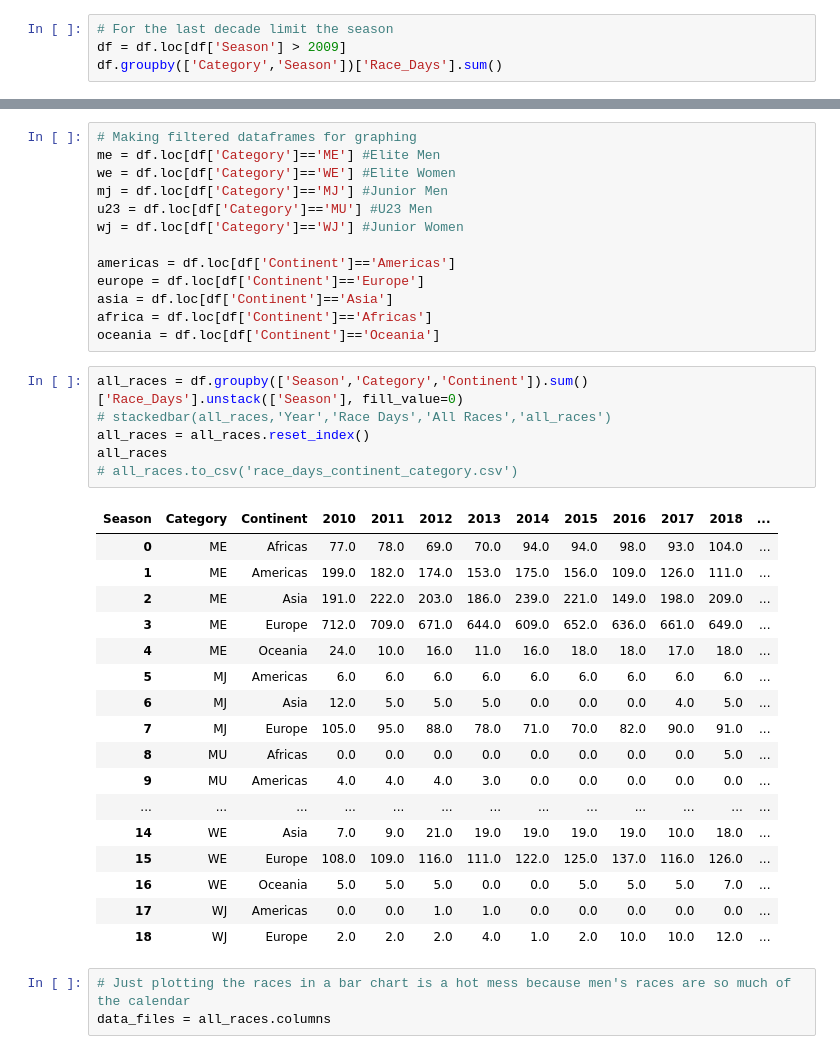
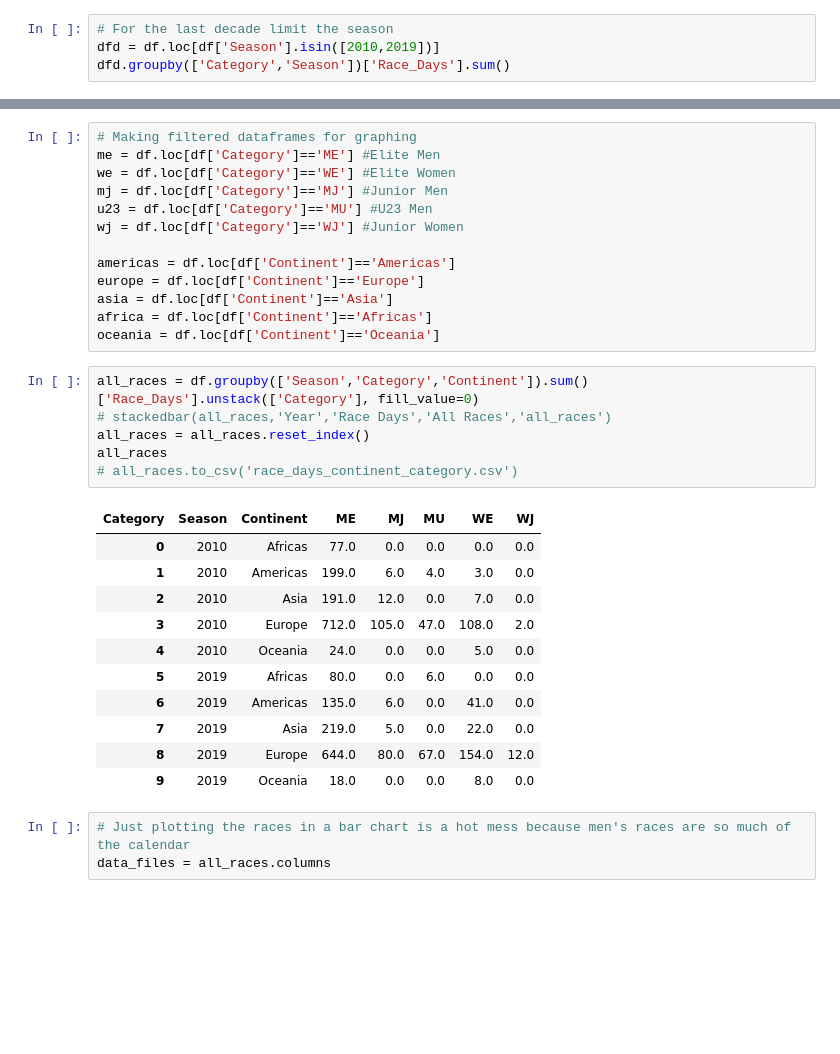
Before and after one commit to lweislo/cycling-project, a Jupyter notebook: UCI_Races_Analysis.ipynb, the cells around one changed output, grey strips where cells are left out. Drawn from its saved outputs; the diff is of its cells as text; blank space fills up the shorter version.

```diff
--- a/UCI_Races_Analysis.ipynb
+++ b/UCI_Races_Analysis.ipynb
@@ -23,7 +65,7 @@ df.head()
 # %%
 # For the last decade limit the season
-df = df.loc[df['Season'] > 2009]
-df.groupby(['Category','Season'])['Race_Days'].sum()
+dfd = df.loc[df['Season'].isin([2010,2019])]
+dfd.groupby(['Category','Season'])['Race_Days'].sum()
 # %% [output]
 Category  Season
 ME        2010      1203.0
@@ -77,29 +157,23 @@ asia = df.loc[df['Continent']=='Asia']
 africa = df.loc[df['Continent']=='Africas']
 oceania = df.loc[df['Continent']=='Oceania']
 # %%
-all_races = df.groupby(['Season','Category','Continent']).sum()['Race_Days'].unstack(['Season'], fill_value=0)
+all_races = df.groupby(['Season','Category','Continent']).sum()['Race_Days'].unstack(['Category'], fill_value=0)
 # stackedbar(all_races,'Year','Race Days','All Races','all_races')
 all_races = all_races.reset_index()
 all_races
 # all_races.to_csv('race_days_continent_category.csv')
 # %% [output]
-| Season | Category | Continent | 2010 | 2011 | 2012 | 2013 | 2014 | 2015 | 2016 | 2017 | 2018 | ... |
-| 0 | ME | Africas | 77.0 | 78.0 | 69.0 | 70.0 | 94.0 | 94.0 | 98.0 | 93.0 | 104.0 | ... |
-| 1 | ME | Americas | 199.0 | 182.0 | 174.0 | 153.0 | 175.0 | 156.0 | 109.0 | 126.0 | 111.0 | ... |
-| 2 | ME | Asia | 191.0 | 222.0 | 203.0 | 186.0 | 239.0 | 221.0 | 149.0 | 198.0 | 209.0 | ... |
-| 3 | ME | Europe | 712.0 | 709.0 | 671.0 | 644.0 | 609.0 | 652.0 | 636.0 | 661.0 | 649.0 | ... |
-| 4 | ME | Oceania | 24.0 | 10.0 | 16.0 | 11.0 | 16.0 | 18.0 | 18.0 | 17.0 | 18.0 | ... |
-| 5 | MJ | Americas | 6.0 | 6.0 | 6.0 | 6.0 | 6.0 | 6.0 | 6.0 | 6.0 | 6.0 | ... |
-| 6 | MJ | Asia | 12.0 | 5.0 | 5.0 | 5.0 | 0.0 | 0.0 | 0.0 | 4.0 | 5.0 | ... |
-| 7 | MJ | Europe | 105.0 | 95.0 | 88.0 | 78.0 | 71.0 | 70.0 | 82.0 | 90.0 | 91.0 | ... |
-| 8 | MU | Africas | 0.0 | 0.0 | 0.0 | 0.0 | 0.0 | 0.0 | 0.0 | 0.0 | 5.0 | ... |
-| 9 | MU | Americas | 4.0 | 4.0 | 4.0 | 3.0 | 0.0 | 0.0 | 0.0 | 0.0 | 0.0 | ... |
-| ... | ... | ... | ... | ... | ... | ... | ... | ... | ... | ... | ... | ... |
-| 14 | WE | Asia | 7.0 | 9.0 | 21.0 | 19.0 | 19.0 | 19.0 | 19.0 | 10.0 | 18.0 | ... |
-| 15 | WE | Europe | 108.0 | 109.0 | 116.0 | 111.0 | 122.0 | 125.0 | 137.0 | 116.0 | 126.0 | ... |
-| 16 | WE | Oceania | 5.0 | 5.0 | 5.0 | 0.0 | 0.0 | 5.0 | 5.0 | 5.0 | 7.0 | ... |
-| 17 | WJ | Americas | 0.0 | 0.0 | 1.0 | 1.0 | 0.0 | 0.0 | 0.0 | 0.0 | 0.0 | ... |
-| 18 | WJ | Europe | 2.0 | 2.0 | 2.0 | 4.0 | 1.0 | 2.0 | 10.0 | 10.0 | 12.0 | ... |
+| Category | Season | Continent | ME | MJ | MU | WE | WJ |
+| 0 | 2010 | Africas | 77.0 | 0.0 | 0.0 | 0.0 | 0.0 |
+| 1 | 2010 | Americas | 199.0 | 6.0 | 4.0 | 3.0 | 0.0 |
+| 2 | 2010 | Asia | 191.0 | 12.0 | 0.0 | 7.0 | 0.0 |
+| 3 | 2010 | Europe | 712.0 | 105.0 | 47.0 | 108.0 | 2.0 |
+| 4 | 2010 | Oceania | 24.0 | 0.0 | 0.0 | 5.0 | 0.0 |
+| 5 | 2019 | Africas | 80.0 | 0.0 | 6.0 | 0.0 | 0.0 |
+| 6 | 2019 | Americas | 135.0 | 6.0 | 0.0 | 41.0 | 0.0 |
+| 7 | 2019 | Asia | 219.0 | 5.0 | 0.0 | 22.0 | 0.0 |
+| 8 | 2019 | Europe | 644.0 | 80.0 | 67.0 | 154.0 | 12.0 |
+| 9 | 2019 | Oceania | 18.0 | 0.0 | 0.0 | 8.0 | 0.0 |
 # %%
 # Just plotting the races in a bar chart is a hot mess because men's races are so much of the calendar
 data_files = all_races.columns
```
Also changed, not shown: parts of 7 cells of this notebook, 9 other files.
